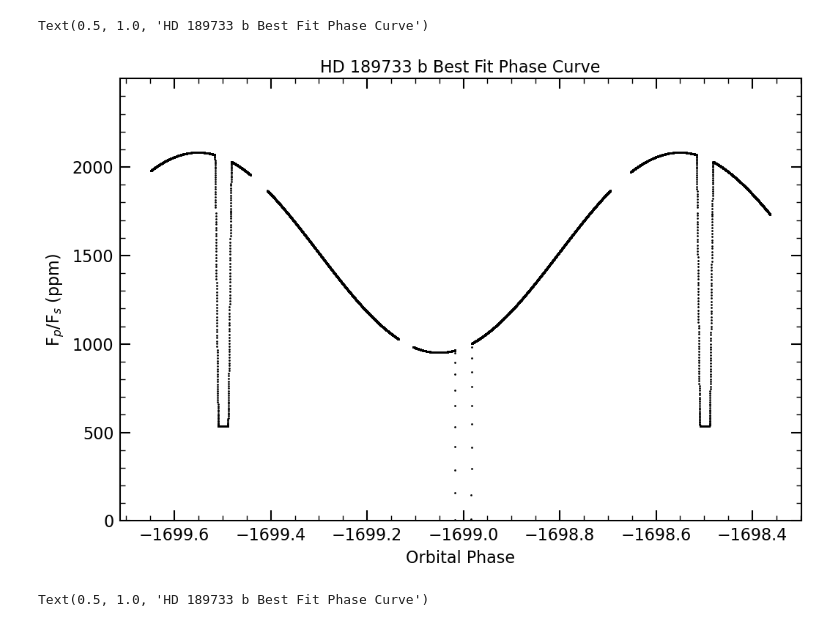
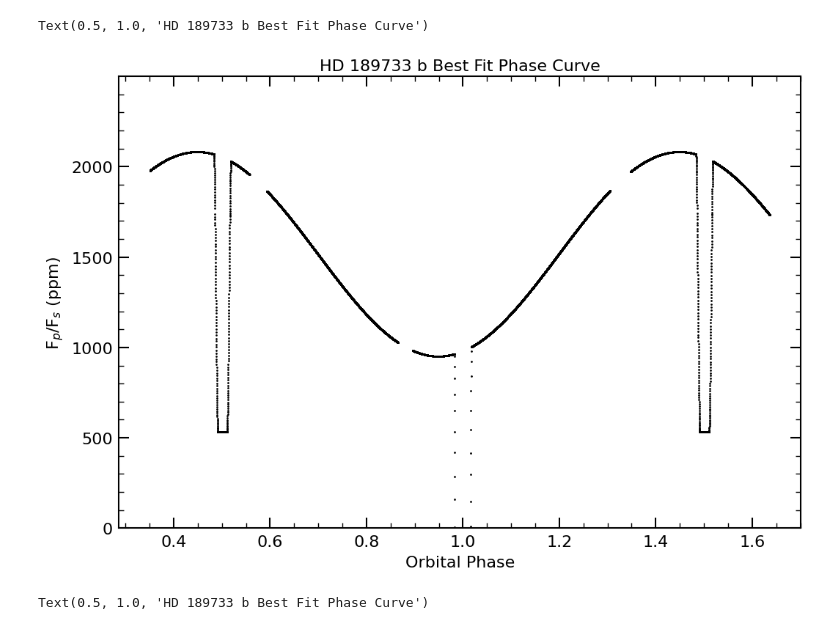
Before and after one commit to imalsky/Spectra-Paper, a Jupyter notebook: PLOTTING_CODE/Observational_Phase_Curves.ipynb, the cells around one changed output. Saved outputs shown, nothing was run; the diff lists cells and outputs as text; code cells hidden in the pictures.

Commit message:
small plotting updates

```diff
--- a/PLOTTING_CODE/Observational_Phase_Curves.ipynb
+++ b/PLOTTING_CODE/Observational_Phase_Curves.ipynb
@@ -6,17 +7,18 @@ import matplotlib.pyplot as plt
 plt.style.use('science')
 # %%
-df = pd.read_csv('HD189bo11.csv')
+
+df = pd.read_csv('../DATA/HD189bo11.csv')
 
 y_data = (df.bestfit_norm[::100] - 1) * 1e6
 
-plt.scatter(df.phase[::100] - 1700, y_data, s=1)
+plt.scatter(df.phase[::100], y_data, s=1)
 plt.ylim(0, max(y_data) * 1.2)
 plt.xlabel('Orbital Phase')
 plt.ylabel(r'F$_p$/F$_s$ (ppm)')
 plt.title('HD 189733 b Best Fit Phase Curve')
 # %% [output]
 Text(0.5, 1.0, 'HD 189733 b Best Fit Phase Curve')
-[figure, old version]
+[figure, new version]
 # %%
 df = pd.read_csv('HD189bo21.csv')
 
```
Also changed, not shown: parts of 1 cell of this notebook.
